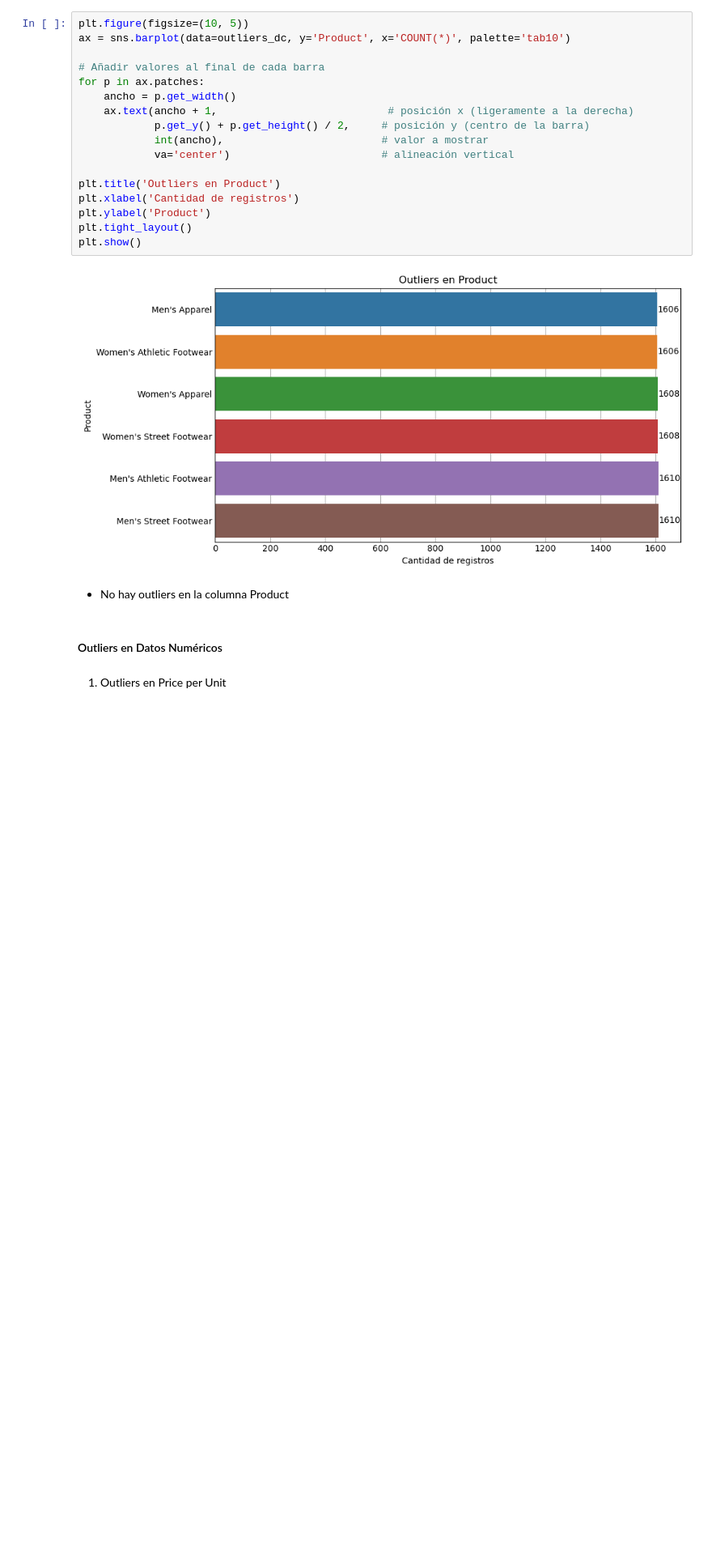
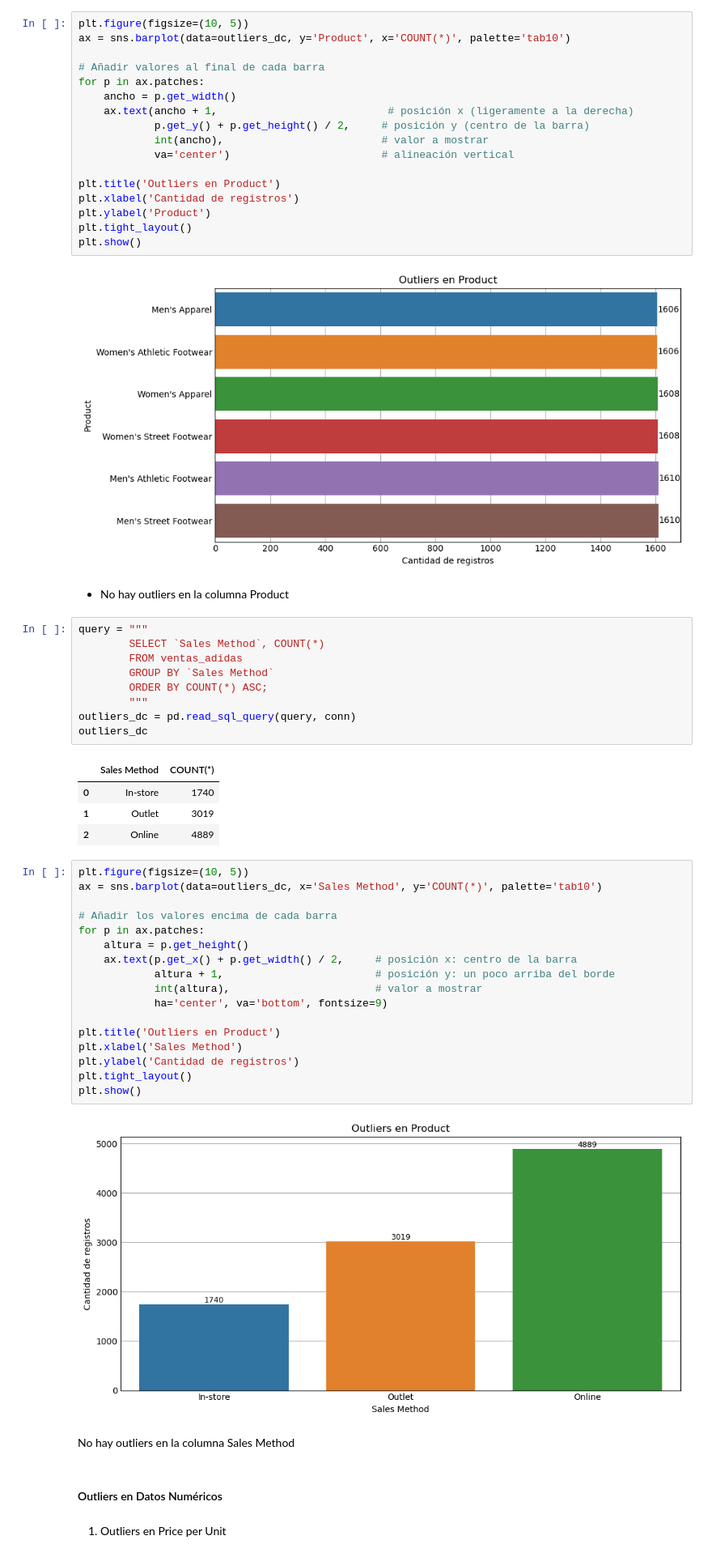
Before and after one commit to Dilmer-Rojas/Ventas_Adidas, a Jupyter notebook: notebooks/1.eda_rapido.ipynb, the cells around one changed output. Shown at 81% size. Cells and saved outputs as stored; diff of their text form; blank space fills up the shorter version.

Commit message:
adidas

```diff
--- a/notebooks/1.eda_rapido.ipynb
+++ b/notebooks/1.eda_rapido.ipynb
@@ -319,6 +319,41 @@ plt.show()
 [figure]
 # %% [markdown]
 - No hay outliers en la columna Product
+# %%
+query = """
+        SELECT `Sales Method`, COUNT(*)
+        FROM ventas_adidas
+        GROUP BY `Sales Method`
+        ORDER BY COUNT(*) ASC;
+        """
+outliers_dc = pd.read_sql_query(query, conn)
+outliers_dc
+# %% [output]
+|  | Sales Method | COUNT(*) |
+| 0 | In-store | 1740 |
+| 1 | Outlet | 3019 |
+| 2 | Online | 4889 |
+# %%
+plt.figure(figsize=(10, 5))
+ax = sns.barplot(data=outliers_dc, x='Sales Method', y='COUNT(*)', palette='tab10')
+
+# Añadir los valores encima de cada barra
+for p in ax.patches:
+    altura = p.get_height()
+    ax.text(p.get_x() + p.get_width() / 2,     # posición x: centro de la barra
+            altura + 1,                        # posición y: un poco arriba del borde
+            int(altura),                       # valor a mostrar
+            ha='center', va='bottom', fontsize=9)
+
+plt.title('Outliers en Product')
+plt.xlabel('Sales Method')
+plt.ylabel('Cantidad de registros')
+plt.tight_layout()
+plt.show()
+# %% [output]
+[figure, added]
+# %% [markdown]
+No hay outliers en la columna Sales Method
 # %% [markdown]
 #### Outliers en Datos Numéricos
 # %% [markdown]
```
Also changed, not shown: parts of 13 cells of this notebook, 1 other file.
